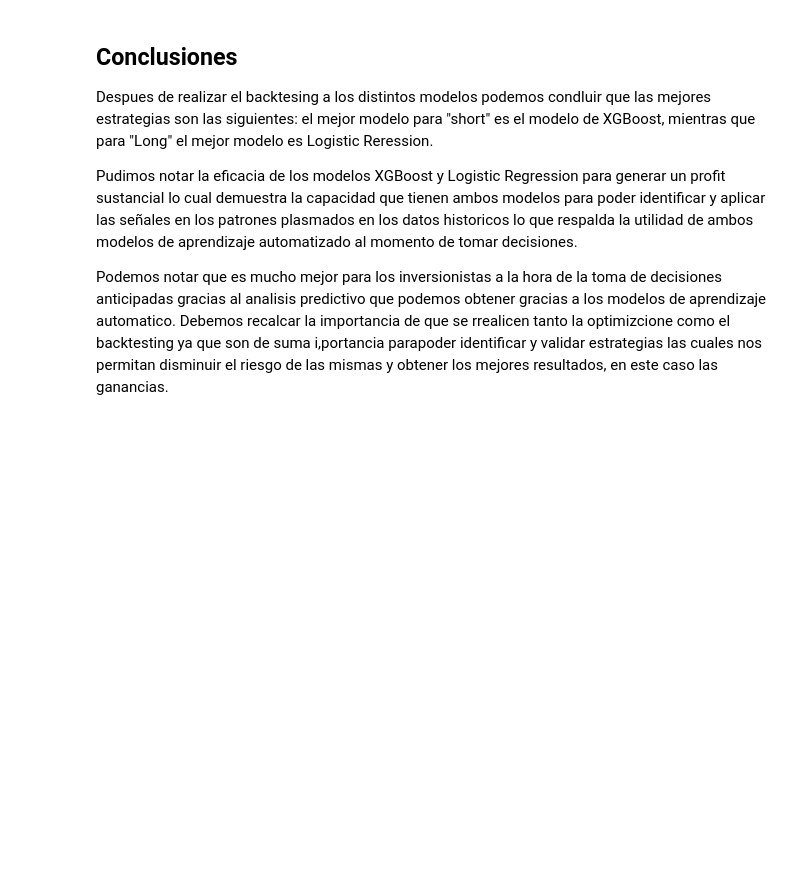
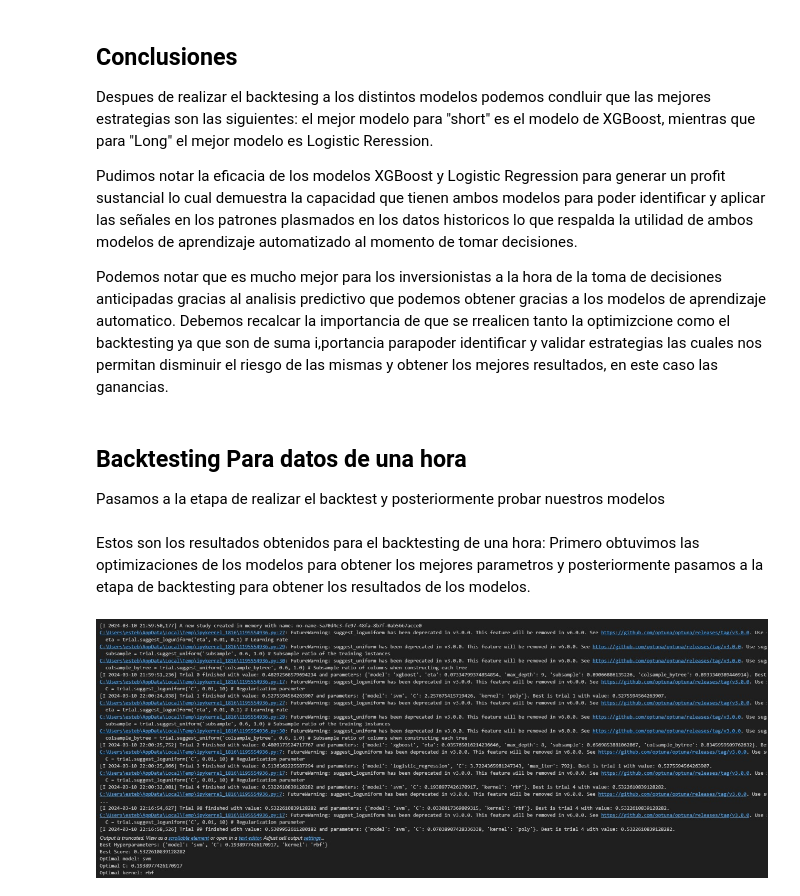
Before and after one commit to Rerris/Technical_Analysis_Proyect, a Jupyter notebook: Report ML.ipynb, the cells around one changed output. Saved outputs shown, nothing was run; the diff lists cells and outputs as text; code cells hidden in the pictures; blank space fills up the shorter version.

```diff
--- a/Report ML.ipynb
+++ b/Report ML.ipynb
@@ -760,3 +760,23 @@ Pudimos notar la eficacia de los modelos XGBoost y Logistic Regression para gene
 
 Podemos notar que es mucho mejor para los inversionistas a la hora de la toma de decisiones anticipadas gracias al analisis predictivo que podemos obtener gracias a los modelos de aprendizaje automatico.
 Debemos recalcar la importancia de que se rrealicen tanto la optimizcione como el backtesting ya que son de suma i,portancia parapoder identificar y validar estrategias las cuales nos permitan disminuir el riesgo de las mismas y obtener los mejores resultados, en este caso las ganancias.
+# %% [markdown]
+## Backtesting Para datos de una hora
+Pasamos a la etapa de realizar el backtest y posteriormente probar nuestros modelos
+# %% [markdown]
+Estos son los resultados obtenidos para el backtesting de una hora:
+Primero obtuvimos las optimizaciones de los modelos para obtener los mejores parametros y posteriormente pasamos a la etapa de backtesting para obtener los resultados de los modelos.
+# %%
+from PIL import Image
+import requests
+from io import BytesIO
+from IPython.display import display
+
+url = "https://raw.githubusercontent.com/Rerris/Technical_Analysis_Proyect/main/data/optimize_function.jpg"
+response = requests.get(url)
+img = Image.open(BytesIO(response.content))
+
+# Display the image within Jupyter Notebook
+display(img)
+# %% [output]
+[figure, added]
```
Also changed, not shown: parts of 10 cells of this notebook.
